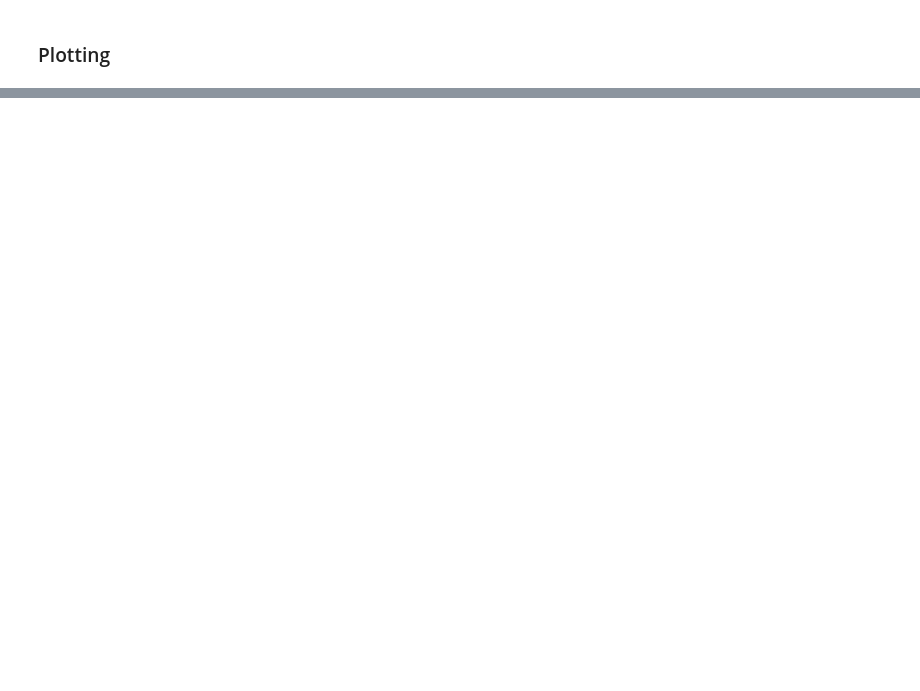
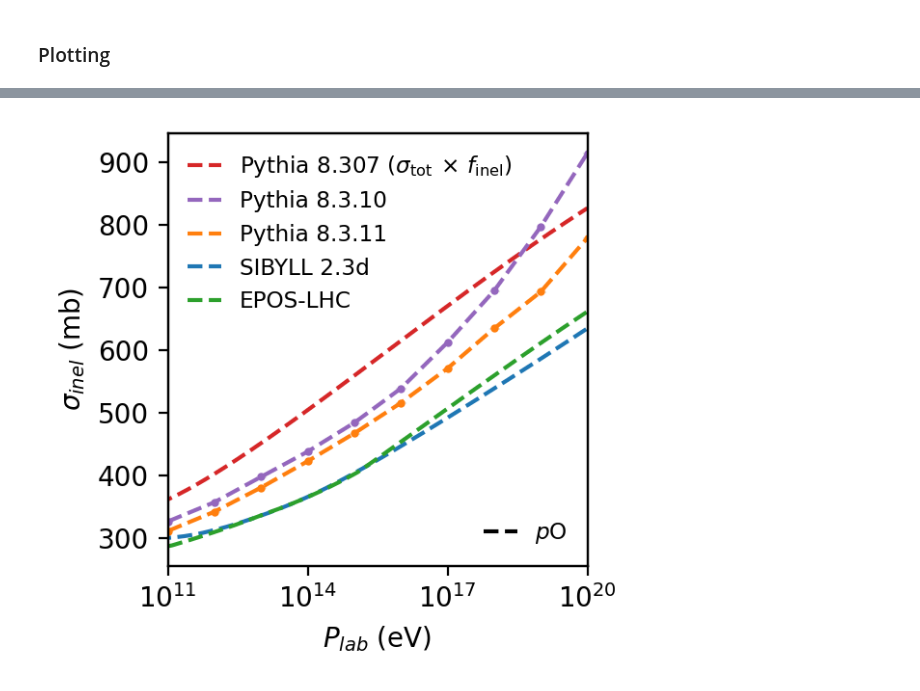
Before and after one commit to gaudu/pythia8311, a Jupyter notebook: examples/pythia8311_xsec_plotting.ipynb, the cells around one changed output, grey strips where cells are left out. Saved outputs shown, nothing was run; the diff lists cells and outputs as text; code cells hidden in the pictures; blank space fills up the shorter version.

```diff
--- a/examples/pythia8311_xsec_plotting.ipynb
+++ b/examples/pythia8311_xsec_plotting.ipynb
@@ -38,10 +62,6 @@ for file in file_list:
 # %% [markdown]
 ### Selection
 # %%
-
-# filter out only filenames matching "main1010_p_16O"*.dat
-filtered_dataframes = {file: df for file, df in dataframes.items() if "main1010_p_16O" in file}
-
-print("Filtered filenames:")
-for file in filtered_dataframes:
-    print(file)
+# filter out only filenames matching "main1010_p_16O"*.dat and "main1010_pip_16O"*.dat
+pO_filtered_dataframes = {file: df for file, df in dataframes.items() if "main1010_p_16O" in file}
+piO_filtered_dataframes = {file: df for file, df in dataframes.items() if "main1010_pip_16O" in file}
@@ -60,0 +68,12 @@ Filtered filenames:
+# %%
+pO_dataframes = []
+
+for file, df in pO_filtered_dataframes.items():
+    # extract rows labeled sig_inel, err_inel and elab
+    sig_inel = df.loc[df[0] == 'sig_inel', 1].astype(float)
+    err_inel = df.loc[df[0] == 'err_inel', 1].astype(float)
+    elab = df.loc[df[0] == 'elab', 1].astype(float).values[0]
+    pO_dataframe = pd.DataFrame({'elab': [elab], 'sig_inel': [sig_inel.values[0]], 'err_inel': [err_inel.values[0]]})
+    pO_dataframes.append(pO_dataframe)
+pO_dataframe = pd.concat(pO_dataframes, ignore_index=True)
+pO_dataframe = pO_dataframe.sort_values(by='elab')
@@ -91,0 +106,24 @@ plt.show()
+# %%
+fig, ax = plt.subplots(figsize=(3.2,3), dpi=200)
+ax.set(xlim=(1e11,1e20))
+ax.set_xscale('log')
+ax.set(xlabel=r"$P_{lab}$ (eV)", ylabel=r"$\sigma_{inel}$ (mb)")
+
+ax.plot(xs_p_O_py8307[0,:], xs_p_O_py8307[1,:] * 0.9, "--", color="C3", label="Pythia 8.307 ($\\sigma_{\\mathrm{tot}} \\, \\times \\, f_{\\mathrm{inel}}$)")
+ax.errorbar(elab_py8310, xs_p_O_py8310, yerr=xs_p_O_py8310_err, c='tab:purple', fmt='o', ms=2, ecolor='lightgrey', elinewidth=4, ls='--')
+ax.plot([None], [None], ls='--', color="tab:purple", label="Pythia 8.3.10")
+ax.errorbar(pO_dataframe['elab']*1e9, pO_dataframe['sig_inel'], yerr=pO_dataframe['err_inel'], c='tab:orange', fmt='o', ms=2, ecolor='lightgrey', elinewidth=4, ls='--')
+ax.plot([None], [None], ls='--', color="tab:orange", label="Pythia 8.3.11")
+ax.plot(xs_p_O_sib[0,:], xs_p_O_sib[1,:], "--", color="C0", label="SIBYLL 2.3d")
+ax.plot(xs_p_O_epos[0,:], xs_p_O_epos[1,:], "--", color="C2", label="EPOS-LHC")
+ax.legend(loc='upper left', bbox_to_anchor=(0, 1), fontsize="small", frameon=False, handlelength=1.5)
+
+ax2 = ax.twinx()
+ax2.get_yaxis().set_visible(False)
+ax2.plot([None], [None], "--", color="black", label="$p$O")
+ax2.legend(loc='lower right', bbox_to_anchor=(1, 0), fontsize="small", frameon=False, handlelength=1.5)
+
+fig.tight_layout()
+fig.savefig("xs_inel_pO.png", dpi=400)
+# %% [output]
+[figure, added]
```
Also changed, not shown: parts of 10 cells of this notebook, 2 other files.
